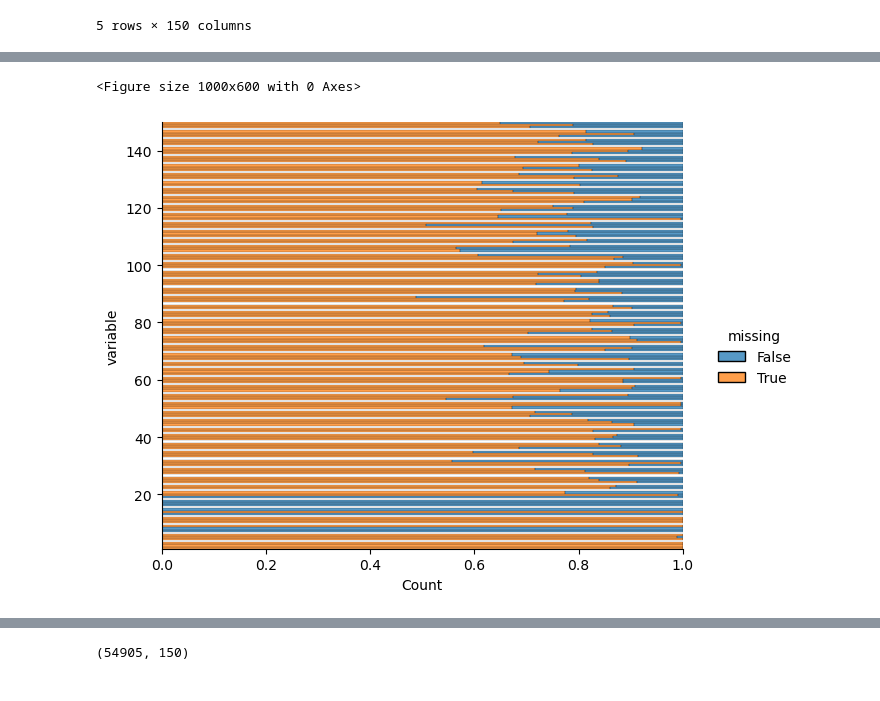
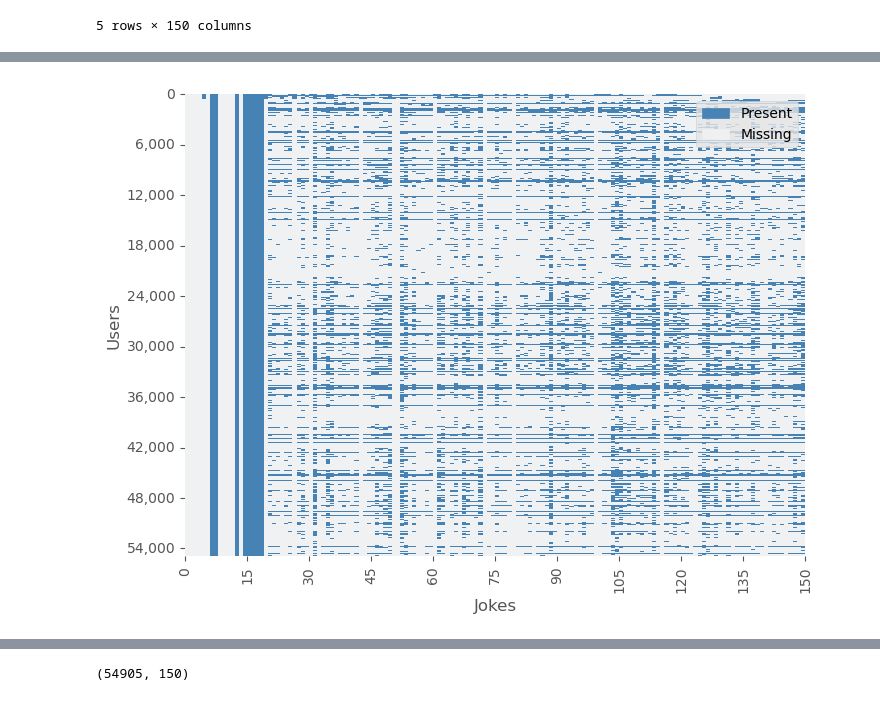
Before and after one commit to MarcoC1796/recommender-systems-thesis, a Jupyter notebook: Recommender System Implementation.ipynb, the cells around one changed output, grey strips where cells are left out. Cells and saved outputs as stored; diff of their text form; code cells hidden in the pictures.

Commit message:
Performing EDA on the jokes Dataset

```diff
--- a/Recommender System Implementation.ipynb
+++ b/Recommender System Implementation.ipynb
@@ -3,6 +3,11 @@ import numpy as np
 import pandas as pd
 import seaborn as sns
 import matplotlib.pyplot as plt
+import matplotlib.patches as mpatches
+import matplotlib.ticker as ticker
+from plottingFunctions import plot_hist_boxplot
+
+plt.style.use("ggplot")
 # %% [markdown]
 https://eigentaste.berkeley.edu/dataset/
 # %%
@@ -59,13 +56,39 @@ plt.show()
-# %%
-plt.figure(figsize=(10,6))
-sns.displot(
-    data=jokes_df.isna().melt(value_name="missing"),
-    y="variable",
-    hue="missing",
-    multiple="fill",
-    aspect=1.25
-)
-plt.show()
-# %% [output]
-<Figure size 1000x600 with 0 Axes>
-[figure, removed]
+# %%
+# Create DataFrame with some missing values
+df = jokes_df
+# Create a boolean mask for missing values
+missing = df.notna()
+
+# Create colormap
+cmap = sns.light_palette("steelblue", as_cmap=True)
+
+# Set figure size
+plt.figure(figsize=(8, 6))  # width, height in inches
+
+# Use Seaborn to visualize missingness
+sns.heatmap(missing, cbar=False, cmap=cmap)
+
+# Create legend
+missing_patch = mpatches.Patch(color=cmap(0.99), label="Present")
+not_missing_patch = mpatches.Patch(color=cmap(1), label="Missing")
+plt.legend(handles=[missing_patch, not_missing_patch], loc="upper right")
+
+# Add labels
+plt.xlabel("Jokes")
+plt.ylabel("Users")
+
+# Format y-axis labels
+formatter = ticker.FuncFormatter(lambda x, pos: "{:,.0f}".format(x))
+plt.gca().yaxis.set_major_formatter(formatter)
+
+# Limit the number of ticks on the y-axis
+plt.gca().yaxis.set_major_locator(ticker.MaxNLocator(10))
+plt.gca().yaxis.set_major_formatter(formatter)
+
+# Limit the number of ticks on the x-axis
+plt.gca().xaxis.set_major_locator(ticker.MaxNLocator(10))
+plt.gca().xaxis.set_major_formatter(formatter)
+
+plt.show()
+# %% [output]
+[figure, added]
```
Also changed, not shown: parts of 11 cells of this notebook, 1 other file.
